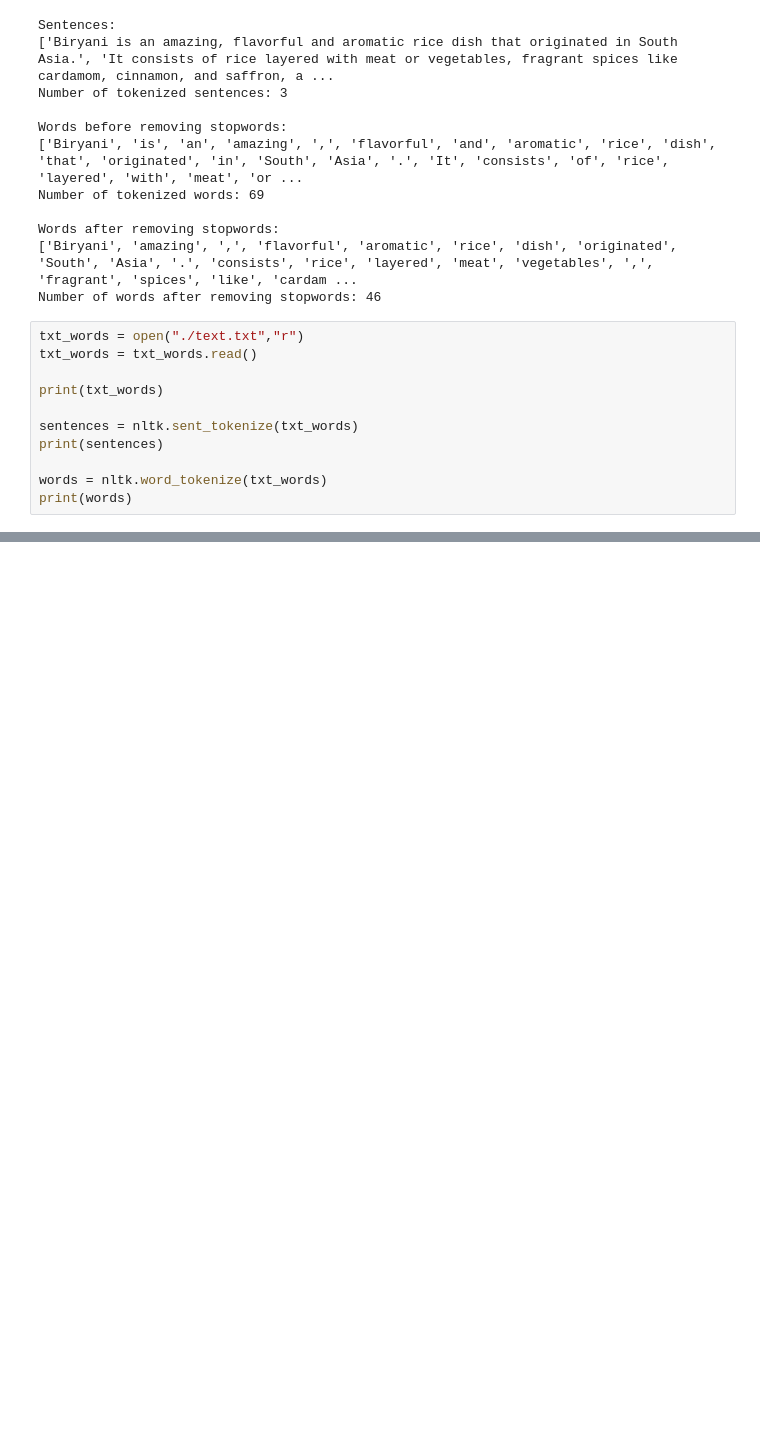
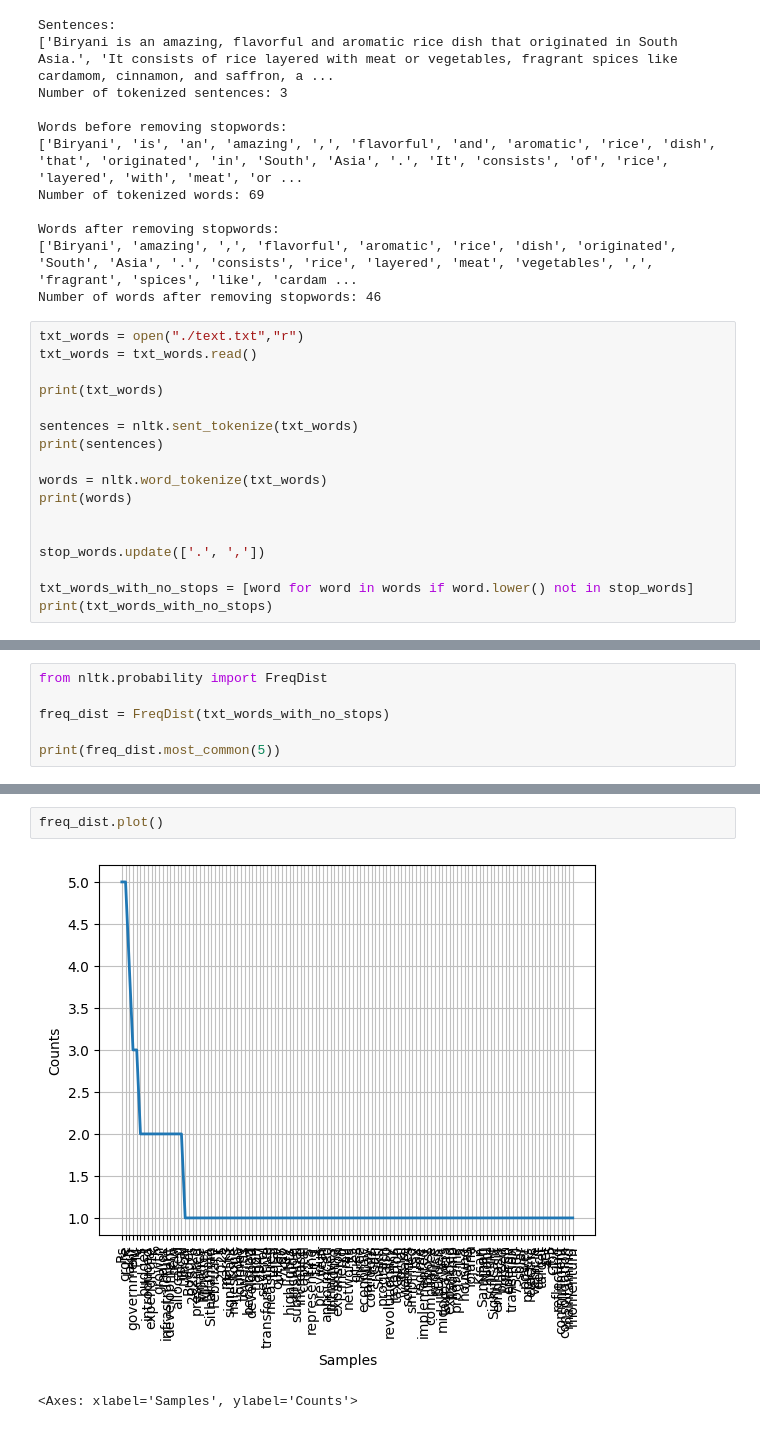
Before and after one commit to TheHuntsman4/Semester-6, a Jupyter notebook: NLP/labsheet1.ipynb, the cells around one changed output, grey strips where cells are left out. Cells and saved outputs as stored; diff of their text form; blank space fills up the shorter version.

```diff
--- a/NLP/labsheet1.ipynb
+++ b/NLP/labsheet1.ipynb
@@ -60,6 +60,12 @@ print(sentences)
 
 words = nltk.word_tokenize(txt_words)
 print(words)
+
+
+stop_words.update(['.', ','])
+
+txt_words_with_no_stops = [word for word in words if word.lower() not in stop_words]
+print(txt_words_with_no_stops)
 # %% [output]
 The Union Budget 2025-26, presented by Finance Minister Nirmala Sitharaman on February 1, 2025, marks a significant milestone in India's journey towards becoming a developed nation by 2047. The budget ...
 
@@ -70,0 +78,6 @@ The budget also introduced revolutionary reforms in taxation and social welfare
+# %%
+from nltk.probability import FreqDist
+
+freq_dist = FreqDist(txt_words_with_no_stops)
+
+print(freq_dist.most_common(5))
@@ -70,0 +91,5 @@ The budget also introduced revolutionary reforms in taxation and social welfare
+# %%
+freq_dist.plot()
+# %% [output]
+[figure, added]
+<Axes: xlabel='Samples', ylabel='Counts'>
```
Also changed, not shown: parts of 3 cells of this notebook, 3 other files.
